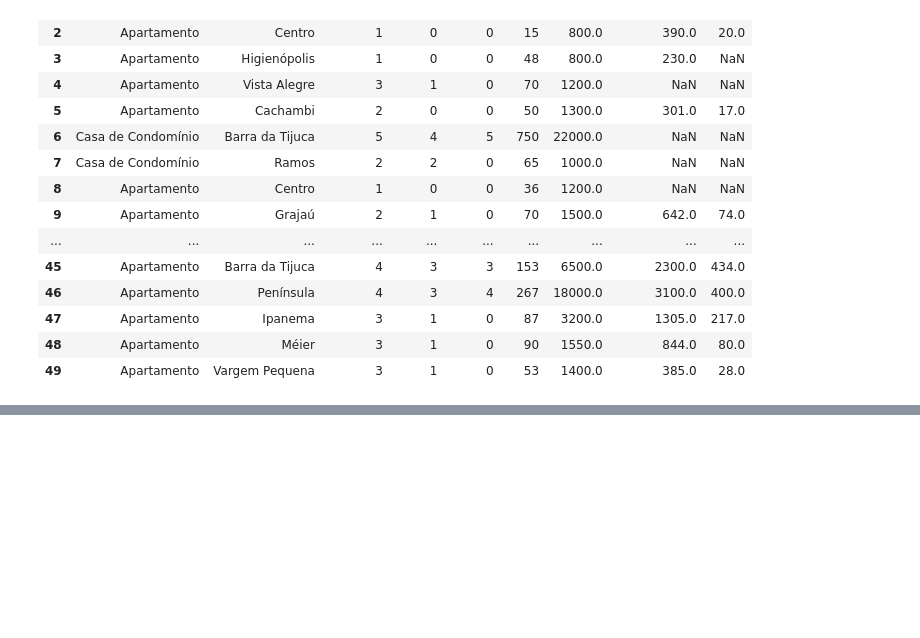
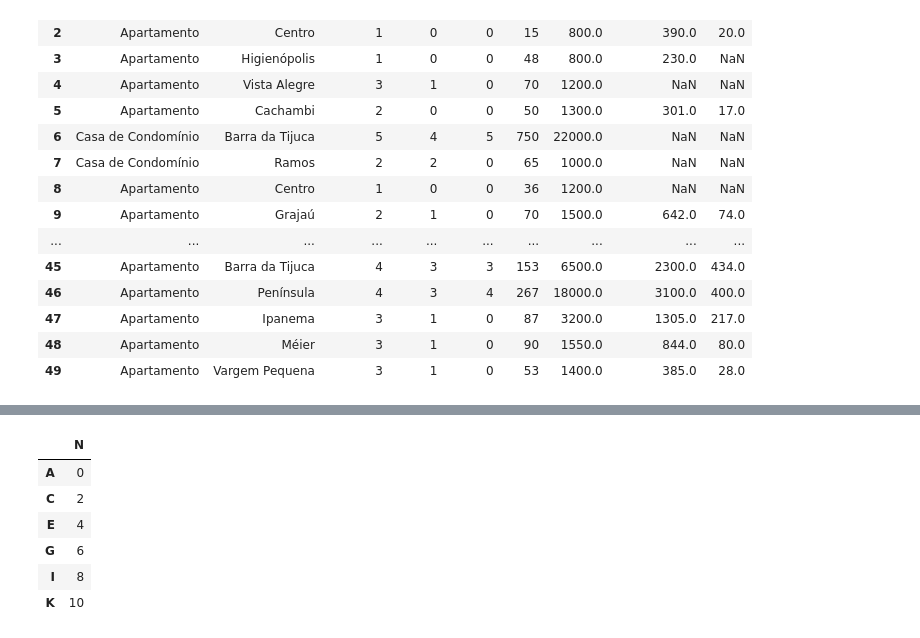
Before and after one commit to irgot/curso-python, a Jupyter notebook: alura-python/Python_Data_Science/análise3.ipynb, the cells around one changed output, grey strips where cells are left out. Saved outputs shown, nothing was run; the diff lists cells and outputs as text; code cells hidden in the pictures; blank space fills up the shorter version.

```diff
--- a/alura-python/Python_Data_Science/análise3.ipynb
+++ b/alura-python/Python_Data_Science/análise3.ipynb
@@ -148,0 +188,2 @@ dados_residencial.head(50)
+# %%
+selecao = df['N'].isin([i for i in range(11) if i%2==0])
@@ -148,0 +205,10 @@ dados_residencial.head(50)
+# %%
+df[selecao]
+# %% [output]
+|  | N |
+| A | 0 |
+| C | 2 |
+| E | 4 |
+| G | 6 |
+| I | 8 |
+| K | 10 |
```
Also changed, not shown: parts of 17 cells of this notebook, 2 other files.
